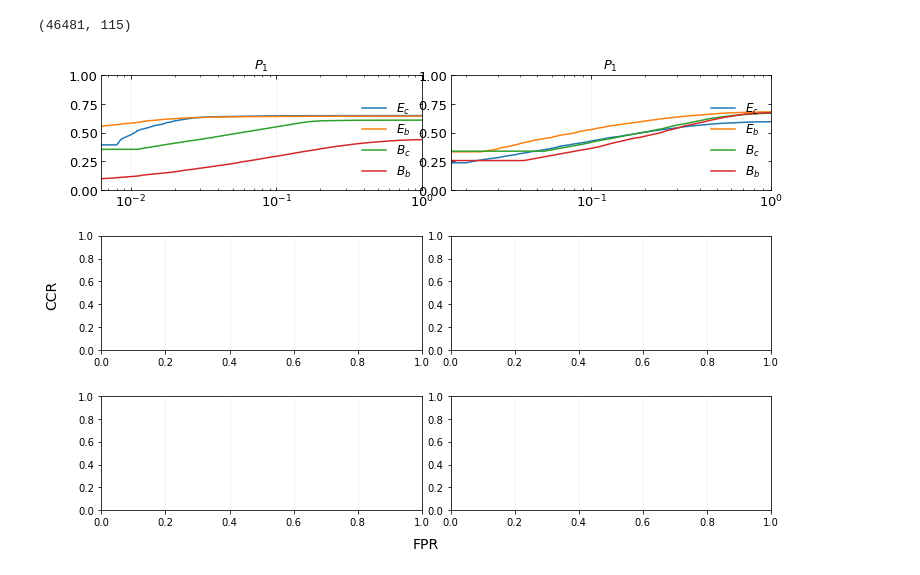
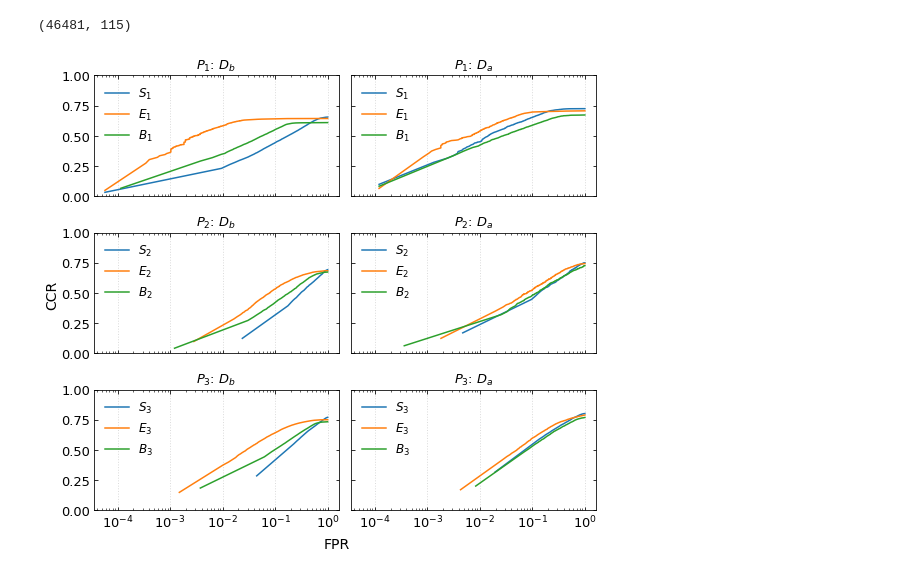
Before and after one commit to AIML-IfI/openset-imagenet, a Jupyter notebook: analysis/open_set_imagenet.ipynb, the cells around one changed output. Saved outputs shown, nothing was run; the diff lists cells and outputs as text; code cells hidden in the pictures.

```diff
--- a/analysis/open_set_imagenet.ipynb
+++ b/analysis/open_set_imagenet.ipynb
@@ -57,68 +57,84 @@ results = Path('../../results')
 outputs = Path('../outputs/')
 
 p1_paths = {
-    '$S_1$':    results/'s1n_l1_e0_adam_d40_g0.3/s1n_l1_e0_adam_d40_g0.3_curr_val_arr.npz',
-    '$E_1$':    results/'e1n_w1_l1_e0_sgd_d40_g0.3/e1n_w1_l1_e0_sgd_d40_g0.3_curr_val_arr.npz',
-    '$B_c$':    outputs/'g1n_l1_e0_adam/g1n_l1_e0_adam_curr_val_arr.npz',
-    '$B_b$':    outputs/'g1n_l1_e0_adam/g1n_l1_e0_adam_best_val_arr.npz',
-    # '$O_1$':    results/'o1n_a1_w1_l1_e0_adam_d40_g0.3/o1n_a1_w1_l1_e0_adam_d40_g0.3_curr_val_arr.npz',
+    '$S_1$':    results/'s1n_l1_e0_adam_d40_g0.3/s1n_l1_e0_adam_d40_g0.3_best_val_arr.npz',
+    '$E_1$':    results/'e1n_w1_l1_e0_sgd_d40_g0.3/e1n_w1_l1_e0_sgd_d40_g0.3_best_val_arr.npz',
+    '$B_1$':    results/'g1n_l1_e0_adam/g1n_l1_e0_adam_curr_val_arr.npz',
     }
 
 p2_paths = {
-    # '$S_2$':    results/'s2_a0_w0_l1_t8_x0_e0_af/s2_a0_w0_l1_t8_x0_e0_af_119_val_arr.npz',
-    '$E_c$':    results/'e2n_a0_w1_l1_t5_x0_e0_af/e2n_a0_w1_l1_t5_x0_e0_af_curr_val_arr.npz',
-    '$E_b$':    results/'e2n_a0_w1_l1_t5_x0_e0_af/e2n_a0_w1_l1_t5_x0_e0_af_best_val_arr.npz',
-    # '$O_2$':    results/'o2n_a0.01_w0.1_l1_t5_x10_e0_af/o2n_a0.01_w0.1_l1_t5_x10_e0_af_best_val_arr.npz',
-    '$B_c$':    outputs/'g2n_l1_e0_adam/g2n_l1_e0_adam_curr_val_arr.npz',
-    '$B_b$':    outputs/'g2n_l1_e0_adam/g2n_l1_e0_adam_best_val_arr.npz'
+    '$S_2$':    results/'s2_a0_w0_l1_t8_x0_e0_af/s2_a0_w0_l1_t8_x0_e0_af_119_val_arr.npz',
+    '$E_2$':    results/'e2n_a0_w1_l1_t5_x0_e0_af/e2n_a0_w1_l1_t5_x0_e0_af_best_val_arr.npz',
+    '$B_2$':    outputs/'g2n_l1_e0_adam/g2n_l1_e0_adam_curr_val_arr.npz',
+
     }
 
 p3_paths = {
-    '$S_3$':    results/'s3n_l1_e0_adam_d40_g0.3/s3n_l1_e0_adam_d40_g0.3_curr_val_arr.npz',
-    '$E_3$':    results/'e3n_w0.1_l1_e0_adam_d40_g0.3/e3n_w0.1_l1_e0_adam_d40_g0.3_curr_val_arr.npz',
-    # '$O_3$':    results/'o3n_a0.01_w0.1_l1_e0_adam_d40_g0.3/o3n_a0.01_w0.1_l1_e0_adam_d40_g0.3_curr_val_arr.npz',
+    '$S_3$':    results/'s3n_l1_e0_adam_d40_g0.3/s3n_l1_e0_adam_d40_g0.3_best_val_arr.npz',
+    '$E_3$':    results/'e3n_w0.1_l1_e0_adam_d40_g0.3/e3n_w0.1_l1_e0_adam_d40_g0.3_best_val_arr.npz',
+    '$B_3$':    outputs/'g3n_l1_e0_adam/g3n_l1_e0_adam_curr_val_arr.npz',
     }
 
-# p1_best_val = util.read_array_list(util.get_best_arrays(p1_paths))
 p1_val = util.read_array_list(p1_paths)
+p1_best_val = util.read_array_list(p1_paths)
+p1_test = util.read_array_list(util.transform_to_test(p1_paths))
+p1_best_test = util.read_array_list(util.transform_to_test(util.get_best_arrays(p1_paths)))
+
 p2_val = util.read_array_list(p2_paths)
-# p1_best_test = util.read_array_list(util.transform_to_test(util.get_best_arrays(p1_paths)))
-# p2_best_val = util.read_array_list(util.get_best_arrays(p2_paths))
-# p2_best_test = util.read_array_list(util.transform_to_test(util.get_best_arrays(p2_paths)))
-# p3_best_val = util.read_array_list(util.get_best_arrays(p3_paths))
-# p3_best_test = util.read_array_list(util.transform_to_test(util.get_best_arrays(p3_paths)))
+p2_best_val = util.read_array_list(util.get_best_arrays(p2_paths))
+p2_test = util.read_array_list(util.transform_to_test(p2_paths))
+p2_best_test = util.read_array_list(util.transform_to_test(util.get_best_arrays(p2_paths)))
 
-points = 200
+p3_val = util.read_array_list(p3_paths)
+p3_best_val = util.read_array_list(util.get_best_arrays(p3_paths))
+p3_test = util.read_array_list(util.transform_to_test(p3_paths))
+p3_best_test = util.read_array_list(util.transform_to_test(util.get_best_arrays(p3_paths)))
+
+points = 1000
 font = 14
 linewidth=2
-fig = plt.figure(figsize=(12,8))
-gs = fig.add_gridspec(3, 2, hspace=0.4, wspace=0.09)
-axs = gs.subplots(sharex=False, sharey=False)
+fig = plt.figure(figsize=(9,8))
+gs = fig.add_gridspec(3, 2, hspace=0.3, wspace=0.05)
+axs = gs.subplots(sharex=True, sharey=False)
 axs = axs.flat
-util.plot_oscr(p1_val, split='val', scale='semilog', use_norms=False, title='$P_1$', ax_label_font=13, ax=axs[0],
-              legend_pos="lower right", points=points)
-util.plot_oscr(p2_val, split='val', scale='semilog', use_norms=False, title='$P_1$', ax_label_font=13, ax=axs[1],
-              legend_pos="lower right", points=points)
 
-# util.plot_oscr(p2_best_val, split='val', scale='log', use_norms=False, title='$P_2$', ax_label_font=13, ax=axs[2],
-#               legend_pos="lower right", points=points)
-# util.plot_oscr(p2_best_test, split='test', scale='log', use_norms=False, title='$P_2$', ax_label_font=13, ax=axs[3],
-#               legend_pos="lower right", points=points)
+util.plot_oscr(arrays=p1_val, scale='semilog', title='$P_1$: $D_b$', ax_label_font=13, ax=axs[0],
+              legend_pos="upper left", unk_label=-1, points=points)
+
+util.plot_oscr(arrays=p1_test, scale='semilog', title='$P_1$: $D_a$', ax_label_font=13, ax=axs[1],
+              legend_pos="upper left", unk_label=-2, points=points)
+
+util.plot_oscr(arrays=p2_val, scale='semilog', title='$P_2$: $D_b$', ax_label_font=13, ax=axs[2],
+              legend_pos="upper left", unk_label=-1, points=points)
+
+util.plot_oscr(arrays=p2_test, scale='semilog', title='$P_2$: $D_a$', ax_label_font=13, ax=axs[3],
+              legend_pos="upper left", unk_label=-2, points=points)
+
+util.plot_oscr(arrays=p3_val, scale='semilog', title='$P_3$: $D_b$', ax_label_font=13, ax=axs[4],
+              legend_pos="upper left", unk_label=-1, points=points)
+
+util.plot_oscr(arrays=p3_test, scale='semilog', title='$P_3$: $D_a$', ax_label_font=13, ax=axs[5],
+              legend_pos="upper left", unk_label=-2, points=points)
+
+# util.plot_oscr(p3_best_val, split='val', scale='linear', use_norms=False, title='$P_3$', ax_label_font=13, ax=axs[4],
+#               legend_pos="upper left", points=points)
+# util.plot_oscr(p2_best_test, split='test', scale='semilog', use_norms=False, title='$P_2$', ax_label_font=13, ax=axs[3],
+#               legend_pos="upper left", points=points)
 
 
-# util.plot_oscr(p1_best_test, split='test', scale='log', use_norms=False, base_line=True,
+# util.plot_oscr(p1_best_test, split='test', scale='semilog', use_norms=False, base_line=True,
 #                title='$P_1$ test', linewidth=linewidth, ax_label_font=font, ax=axs[0], legend_pos='lower right', points=points)
 
 
 for ax in axs:
-    # ax.label_outer()
+    ax.label_outer()
     ax.grid(axis='x', linestyle=':', linewidth=1, color='gainsboro')
 
 fig.text(0.5, 0.06, 'FPR', ha='center', fontsize=font)
-fig.text(0.06, 0.5, 'CCR', va='center', rotation='vertical', fontsize=font)
+fig.text(0.05, 0.5, 'CCR', va='center', rotation='vertical', fontsize=font)
 
-# plt.savefig('fig/base_noadv_allp.pdf', dpi=100, bbox_inches='tight')
+plt.savefig('fig/oscr_all_protocols.pdf', dpi=90, bbox_inches='tight')
 plt.show()
 # get_models_epochs(p2_files1)
 # %% [output]
-[figure, old version]
+[figure, new version]
```
Also changed, not shown: parts of 1 cell of this notebook, 4 other files.
